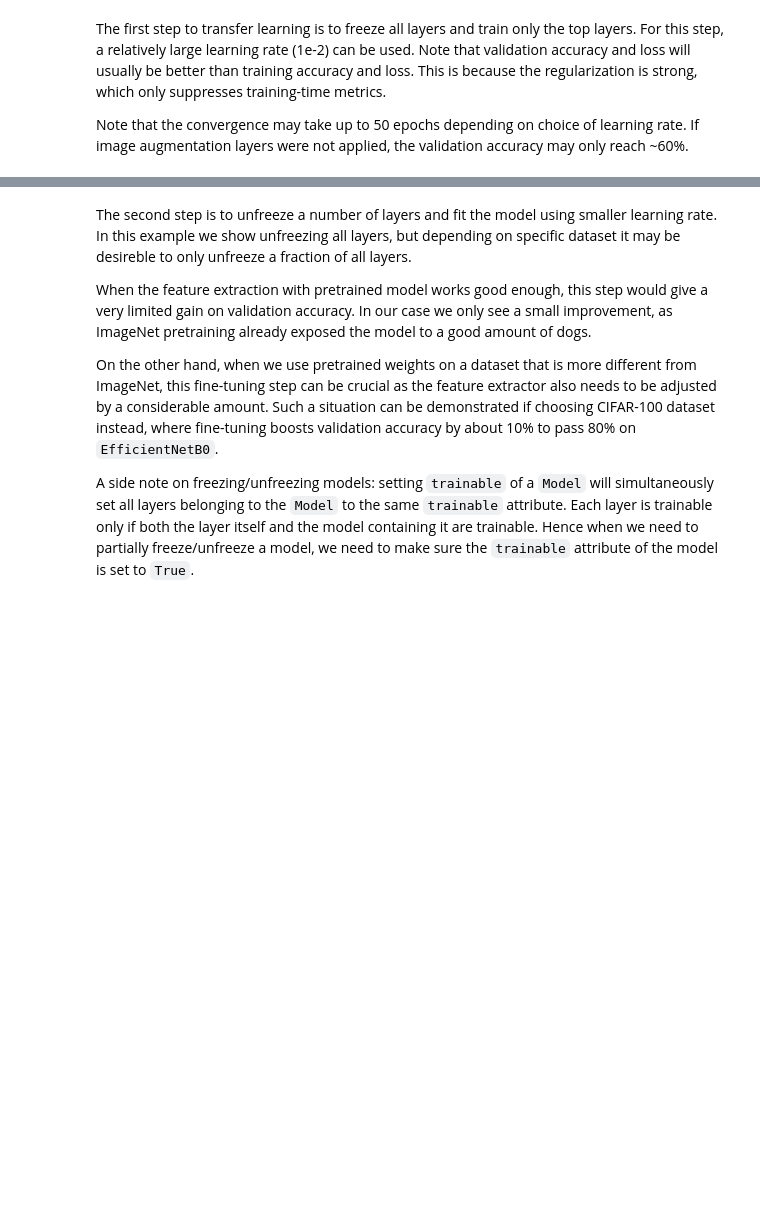
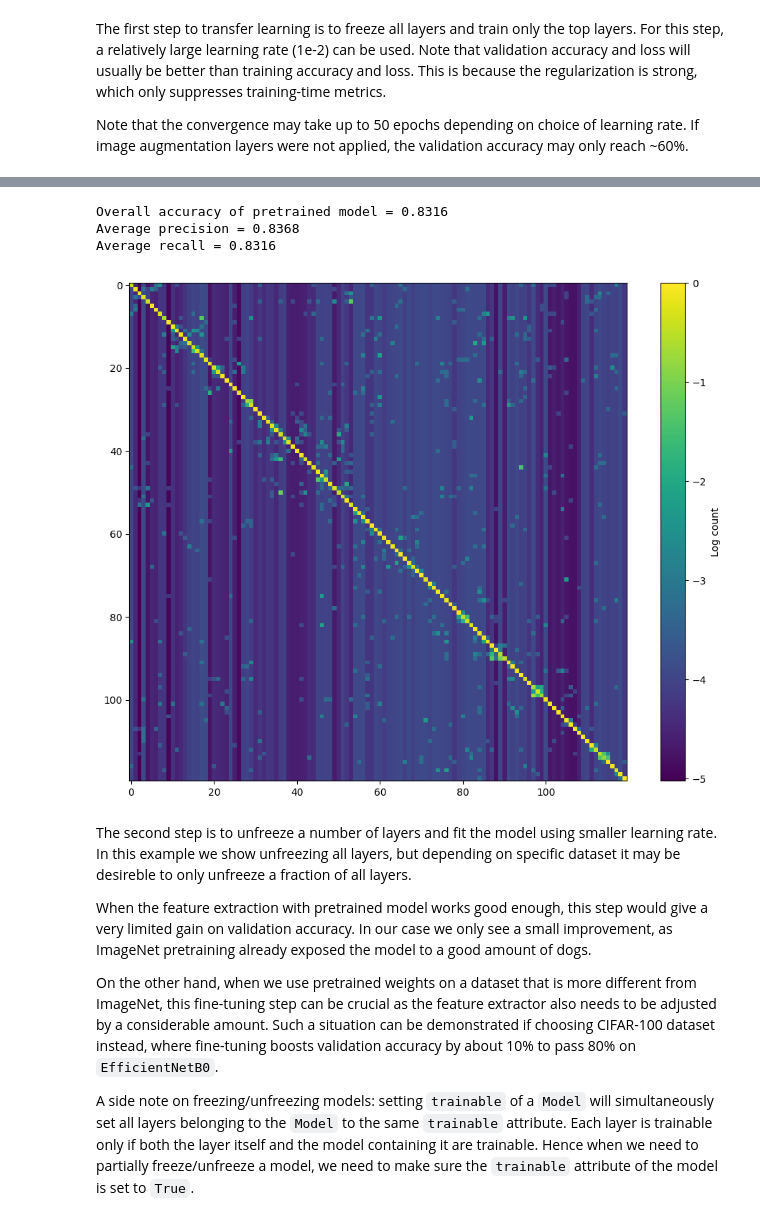
Before and after one commit to bchenley/IK_EarlySeptember2023, a Jupyter notebook: examples/vision/ipynb/image_classification_efficientnet_fine_tuning.ipynb, the cells around one changed output, grey strips where cells are left out. Drawn from its saved outputs; the diff is of its cells as text; code cells hidden in the pictures; blank space fills up the shorter version.

```diff
--- a/examples/vision/ipynb/image_classification_efficientnet_fine_tuning.ipynb
+++ b/examples/vision/ipynb/image_classification_efficientnet_fine_tuning.ipynb
@@ -335,6 +425,7 @@ and we fine-tune it on our own dataset.
 # %%
 
 def build_model(num_classes):
+
     inputs = layers.Input(shape=(IMG_SIZE, IMG_SIZE, 3))
     model = EfficientNetB0(include_top=False, input_tensor=inputs, weights="imagenet")
 
@@ -351,7 +442,8 @@ def build_model(num_classes):
 
     # Compile
     model = keras.Model(inputs, outputs, name="EfficientNet")
-    optimizer = keras.optimizers.Adam(learning_rate=1e-2)
+    optimizer = keras.optimizers.Adam(learning_rate=1e-4, weight_decay=0.01)
+    # optimizer = keras.optimizers.Adam(learning_rate=1e-2)
     model.compile(
         optimizer=optimizer, loss="categorical_crossentropy", metrics=["accuracy"]
     )
@@ -374,0 +488,4 @@ plot_hist(hist)
+# %%
+predictions_pretrained = model.predict(ds_test, batch_size=1)
+predicted_pretrained = predictions_pretrained.argmax(axis=1)
+predicted_pretrained[:100]
@@ -375,3 +502,27 @@ plot_hist(hist)
+# %%
+print('Overall accuracy of pretrained model = ' + str(round(metrics.accuracy_score(test_labels, predicted_pretrained), 4)))
+
+unique_labels, label_counts = np.unique(test_labels, return_counts=True)
+class_precision = metrics.precision_score(test_labels, predicted_pretrained, labels=unique_labels, average=None)
+class_recall = metrics.recall_score(test_labels, predicted_pretrained, labels=unique_labels, average=None)
+
+sum_label_counts = np.sum(label_counts)
+weighted_average = lambda x: round(np.sum(np.divide(x * label_counts, sum_label_counts)), 4)
+print('Average precision = ' + str(weighted_average(class_precision)))
+print('Average recall = ' + str(weighted_average(class_recall)))
+# %% [output]
+Overall accuracy of pretrained model = 0.8316
+Average precision = 0.8368
+Average recall = 0.8316
+# %%
+confusion_matrix_pretained = metrics.confusion_matrix(test_labels, predicted_pretrained)
+
+plt.figure(figsize = (12,9))
+p = plt.imshow(np.log(np.divide(confusion_matrix_pretained + 1.0, np.sum(confusion_matrix_pretained, axis=1))))
+cb = plt.colorbar(p)
+_=cb.set_label('Log count')
+# %% [output]
+[figure, added]
 # %% [markdown]
 The second step is to unfreeze a number of layers and fit the model using smaller
 learning rate. In this example we show unfreezing all layers, but depending on
```
Also changed, not shown: parts of 24 cells of this notebook.
